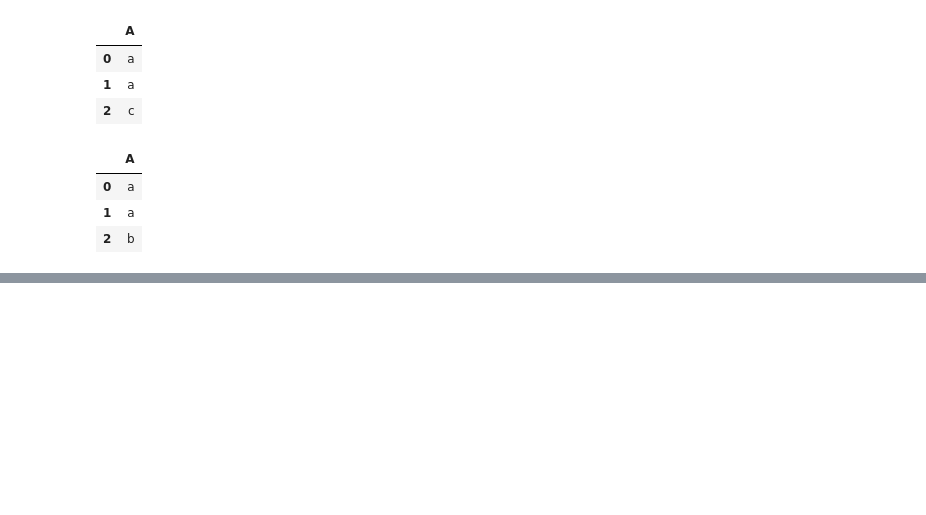
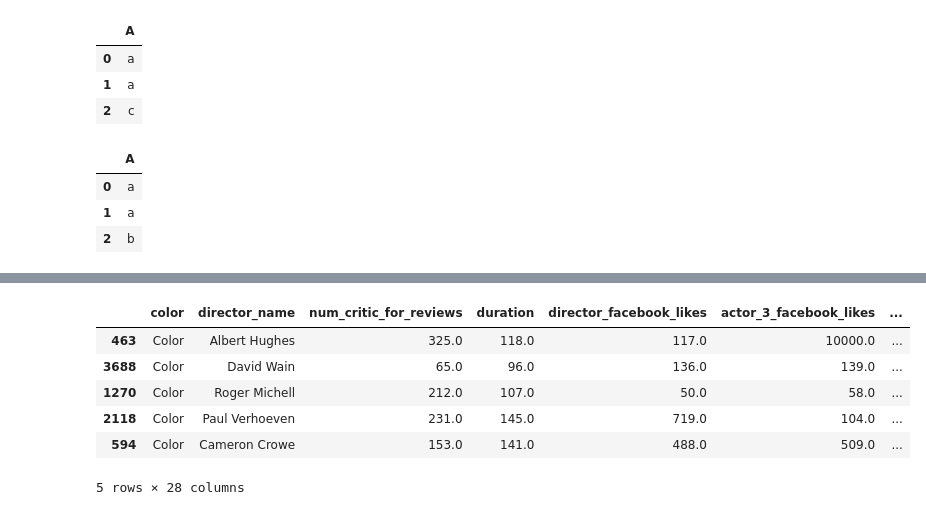
Before and after one commit to Jodahr/ImdbMovies, a Jupyter notebook: Untitled.ipynb, the cells around one changed output, grey strips where cells are left out. Drawn from its saved outputs; the diff is of its cells as text; code cells hidden in the pictures; blank space fills up the shorter version.

```diff
--- a/Untitled.ipynb
+++ b/Untitled.ipynb
@@ -397,0 +486,10 @@ test_dummies
+# %%
+X_train.head()
+# %% [output]
+|  | color | director_name | num_critic_for_reviews | duration | director_facebook_likes | actor_3_facebook_likes | ... |
+| 463 | Color | Albert Hughes | 325.0 | 118.0 | 117.0 | 10000.0 | ... |
+| 3688 | Color | David Wain | 65.0 | 96.0 | 136.0 | 139.0 | ... |
+| 1270 | Color | Roger Michell | 212.0 | 107.0 | 50.0 | 58.0 | ... |
+| 2118 | Color | Paul Verhoeven | 231.0 | 145.0 | 719.0 | 104.0 | ... |
+| 594 | Color | Cameron Crowe | 153.0 | 141.0 | 488.0 | 509.0 | ... |
+5 rows × 28 columns
```
Also changed, not shown: parts of 18 cells of this notebook.
